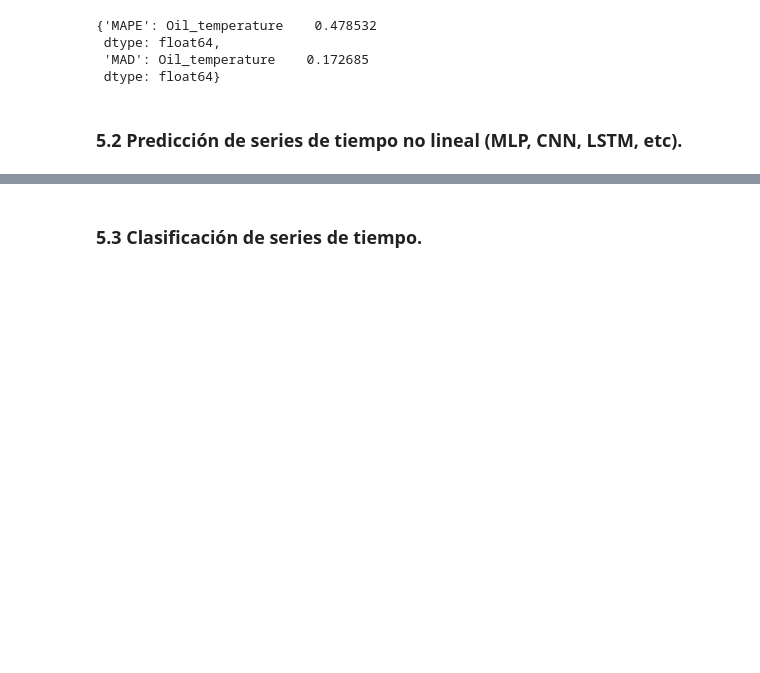
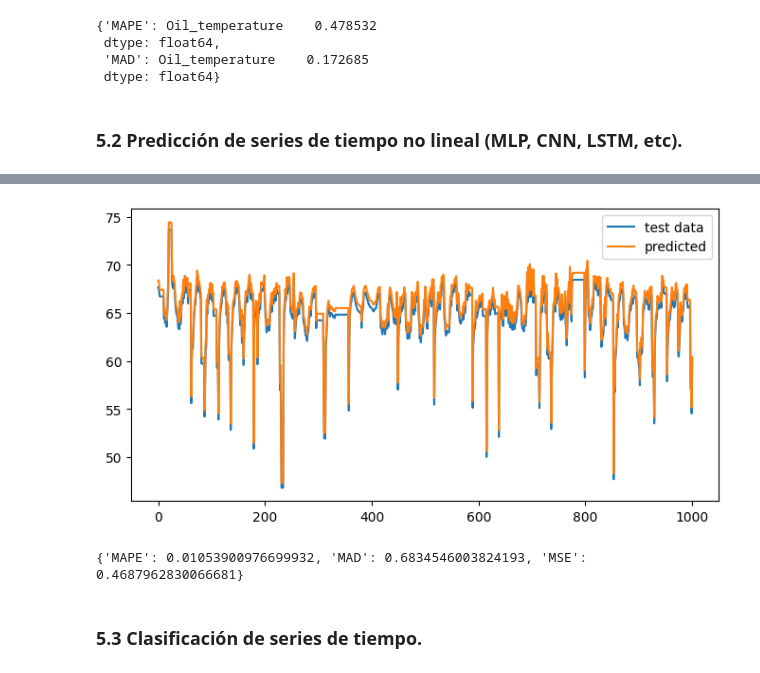
Before and after one commit to judith-ale/proyecto_modulo1, a Jupyter notebook: ProyectoModulo1_RabagoJ_MartinezC_VelicaX.ipynb, the cells around one changed output, grey strips where cells are left out. Saved outputs shown, nothing was run; the diff lists cells and outputs as text; code cells hidden in the pictures; blank space fills up the shorter version.

```diff
--- a/ProyectoModulo1_RabagoJ_MartinezC_VelicaX.ipynb
+++ b/ProyectoModulo1_RabagoJ_MartinezC_VelicaX.ipynb
@@ -642,0 +650,11 @@ pred.to_csv('pred_sarimax.csv')
+# %%
+steps_in = 24
+steps_out = 1
+
+x_train, y_train = oil_nn.split_sequence_m_step(train, n_steps_in=steps_in, n_steps_out=steps_out)
+x_val, y_val = oil_nn.split_sequence_m_step(val, n_steps_in=steps_in, n_steps_out=steps_out)
+x_test, y_test = oil_nn.split_sequence_m_step(test, n_steps_in=steps_in, n_steps_out=steps_out)
+
+print(f'x_train shape: {x_train.shape}  \t y_train shape: {y_train.shape}')
+print(f'x_val shape: {x_val.shape}  \t y_val shape: {y_val.shape}')
+print(f'x_test shape: {x_test.shape}  \t y_test shape: {y_test.shape}')
@@ -642,0 +758,3 @@ pred.to_csv('pred_sarimax.csv')
+# %%
+predicted = model.predict(x_test.reshape(x_test.shape[0], -1))
+mse = model.evaluate(x_test.reshape(x_test.shape[0], -1), y_test)[0]
@@ -642,0 +763,20 @@ pred.to_csv('pred_sarimax.csv')
+# %%
+_, ax = plt.subplots(figsize=(8,4))
+
+ax.plot(y_test.reshape(y_test.shape[0],), label='test data')
+ax.plot(predicted.reshape(predicted.shape[0],), label='predicted')
+ax.legend()
+
+plt.show()
+# %% [output]
+[figure, added]
+# %%
+y = y_test.reshape(y_test.shape[0], 1)
+
+sub = np.abs(y - predicted)
+mape = np.mean(sub / np.abs(y))
+mad = np.mean(sub)
+
+print({'MAPE': mape, 'MAD': mad, 'MSE': mse})
+# %% [output]
+{'MAPE': 0.01053900976699932, 'MAD': 0.6834546003824193, 'MSE': 0.4687962830066681}
```
Also changed, not shown: parts of 16 cells of this notebook.
